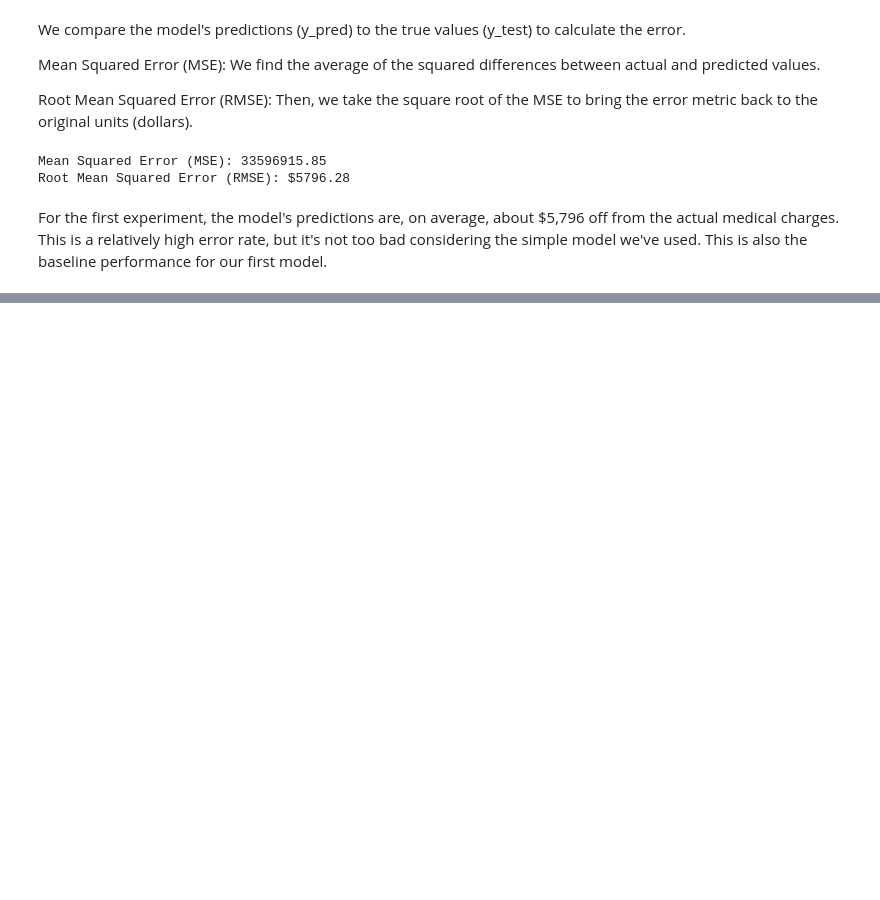
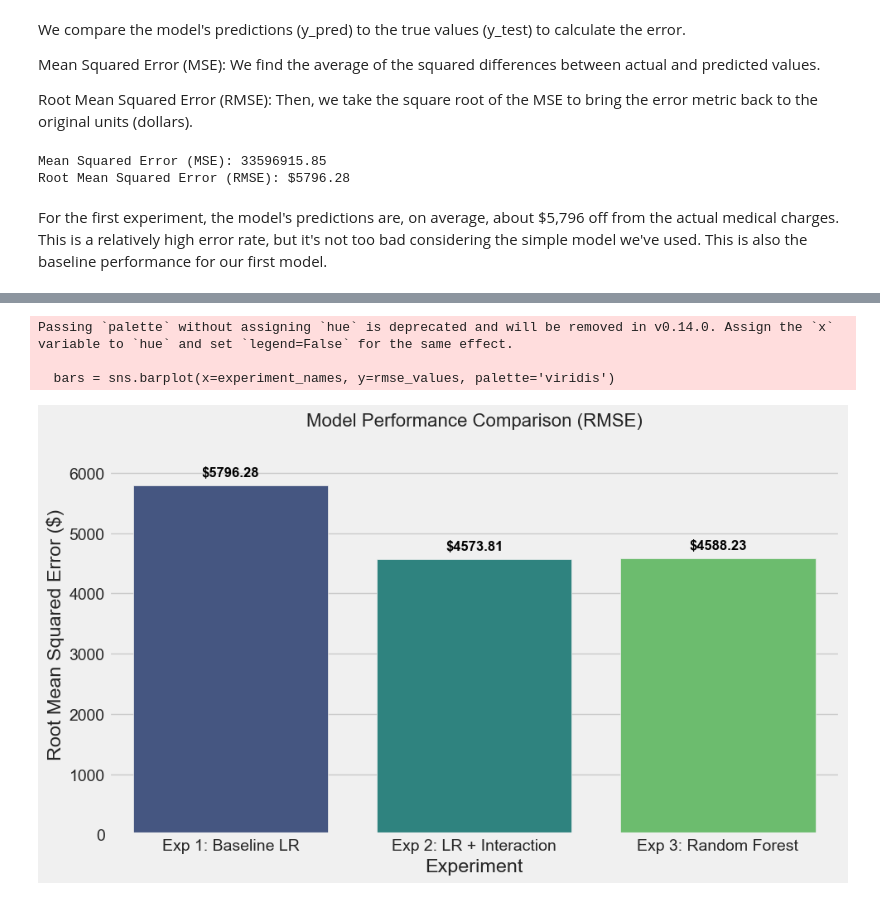
Before and after one commit to kotharisoumil/Medical-Cost-Regression-Project, a Jupyter notebook: MedicalCost.ipynb, the cells around one changed output, grey strips where cells are left out. Cells and saved outputs as stored; diff of their text form; code cells hidden in the pictures; blank space fills up the shorter version.

```diff
--- a/MedicalCost.ipynb
+++ b/MedicalCost.ipynb
@@ -337,0 +428,9 @@ For the first experiment, the model's predictions are, on average, about $5,796
+# %%
+# Create the interaction feature
+# This multiplies the 'smoker_yes' (0 or 1) by the 'bmi'
+df_processed['smoker_bmi_interaction'] = df_processed['smoker_yes'] * df_processed['bmi']
+
+# Display the first few rows to see the new column
+# Note the last column: it's 0 for non-smokers and equals 'bmi' for smokers.
+print("Processed dataframe with new interaction feature:")
+df_processed.head()
@@ -337,0 +548,12 @@ For the first experiment, the model's predictions are, on average, about $5,796
+# %%
+# Make predictions on the new test set
+y_pred_exp3 = rf_model.predict(X_test_exp3)
+
+# Calculate the new MSE and RMSE
+mse_exp3 = mean_squared_error(y_test_exp3, y_pred_exp3)
+rmse_exp3 = np.sqrt(mse_exp3)
+
+print("--- FINAL PROJECT RESULTS ---")
+print(f"Experiment 1 (Baseline Linear Regression): \t\t${rmse_exp1:.2f}")
+print(f"Experiment 2 (Linear Regression + Interaction Feature): \t${rmse_exp2:.2f}")
+print(f"Experiment 3 (Random Forest Regression): \t\t${rmse_exp3:.2f}")
@@ -337,0 +582,29 @@ For the first experiment, the model's predictions are, on average, about $5,796
+# %%
+experiment_names = ['Exp 1: Baseline LR', 'Exp 2: LR + Interaction', 'Exp 3: Random Forest']
+rmse_values = [rmse_exp1, rmse_exp2, rmse_exp3]
+
+plt.figure(figsize=(10, 6))
+bars = sns.barplot(x=experiment_names, y=rmse_values, palette='viridis')
+plt.title('Model Performance Comparison (RMSE)', fontsize=16)
+plt.ylabel('Root Mean Squared Error ($)')
+plt.xlabel('Experiment')
+
+# Add the RMSE values on top of the bars
+for bar in bars.patches:
+    plt.text(bar.get_x() + bar.get_width() / 2,
+             bar.get_height() + 100,  # Position above the bar
+             f'${bar.get_height():.2f}',
+             ha='center',
+             va='bottom',
+             color='black',
+             fontweight='bold',
+             fontsize=12)
+
+plt.ylim(0, max(rmse_values) * 1.15) # Add padding to top
+plt.tight_layout()
+plt.show()
+# %% [output]
+Passing `palette` without assigning `hue` is deprecated and will be removed in v0.14.0. Assign the `x` variable to `hue` and set `legend=False` for the same effect.
+
+  bars = sns.barplot(x=experiment_names, y=rmse_values, palette='viridis')
+[figure, added]
```
Also changed, not shown: parts of 13 cells of this notebook.
